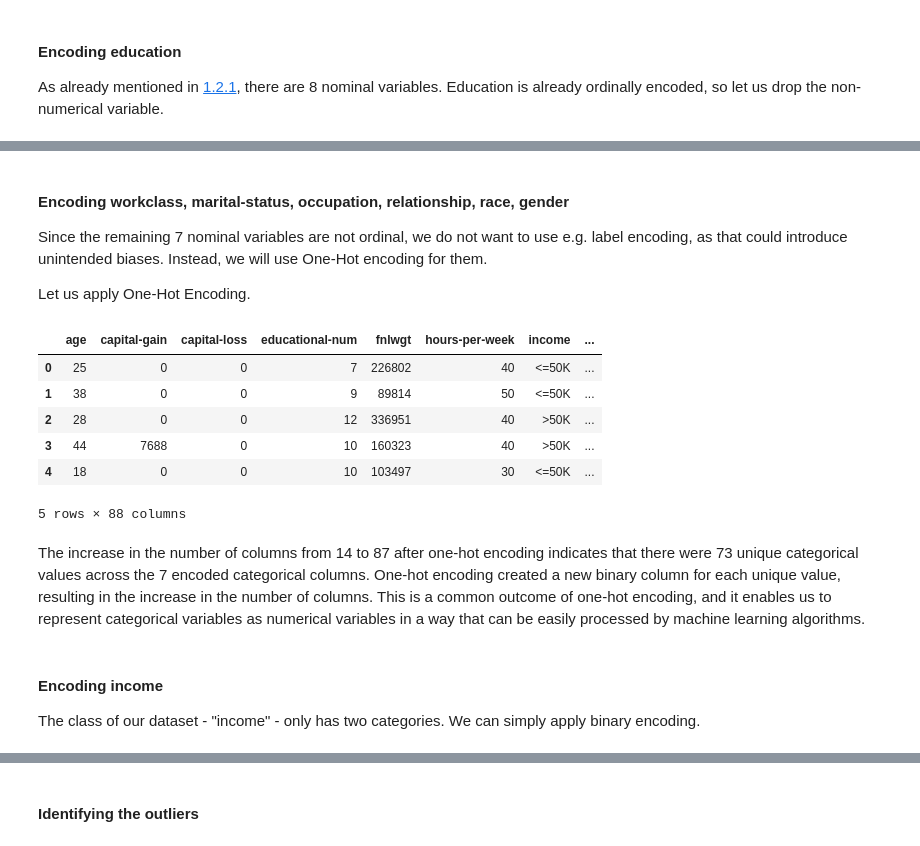
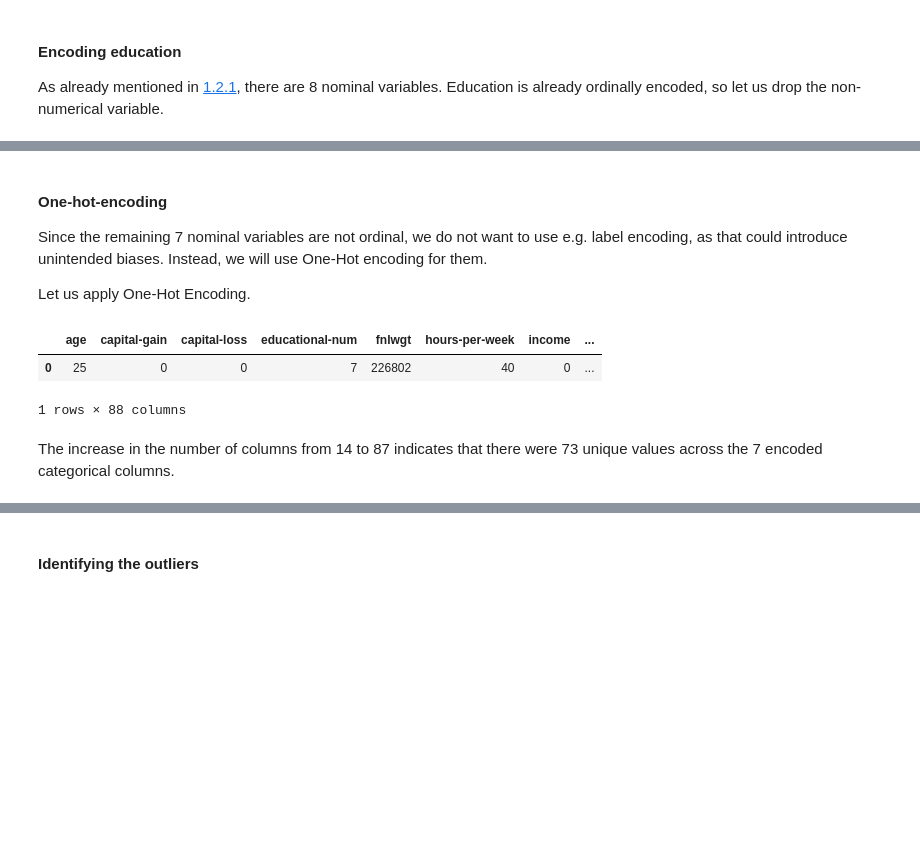
Before and after one commit to Jonson26/DSH-Pase2-Group1, a Jupyter notebook: Session2.ipynb, the cells around one changed output, grey strips where cells are left out. Cells and saved outputs as stored; diff of their text form; code cells hidden in the pictures; blank space fills up the shorter version.

```diff
--- a/Session2.ipynb
+++ b/Session2.ipynb
@@ -316,5 +321,5 @@ We note that **the number of columns has decreased from 15 to 14.** The number o
 # %% [markdown]
-#### Encoding workclass, marital-status, occupation, relationship, race, gender
+#### One-hot-encoding
 
 Since the remaining 7 nominal variables are not ordinal, we do not want to use e.g. label encoding, as that could introduce unintended biases. Instead, we will use One-Hot encoding for them.
 
@@ -322,33 +327,21 @@ Let us apply One-Hot Encoding.
 # %%
 # Select the 7 nominal columns
 categorical_cols = df[['workclass', 'marital-status', 'occupation', 'relationship', 'race', 'gender', 'native-country']].columns
-
 # Select the other 7 columns (6 numericals + "income")
 numeric_cols = df.columns.difference(categorical_cols)
+# Perform one-hot encoding on categorical columns
+onehot_encoder = OneHotEncoder(sparse_output=False)
+onehot_array = onehot_encoder.fit_transform(df[categorical_cols])
+column_names = onehot_encoder.get_feature_names_out(categorical_cols)
+onehot_df = pd.DataFrame(onehot_array, columns=column_names)
+# Concatenate one-hot encoded DataFrame with original numerical and income columns
+numeric_df = df[numeric_cols].reset_index(drop=True)
+encoded_df = pd.concat([numeric_df, onehot_df], axis=1)
+# Get snippet of the processed DataFrame
+encoded_df.head(1)
+# %% [output]
+|  | age | capital-gain | capital-loss | educational-num | fnlwgt | hours-per-week | income | ... |
+| 0 | 25 | 0 | 0 | 7 | 226802 | 40 | 0 | ... |
+1 rows × 88 columns
-# %%
-# Perform one-hot encoding on categorical columns
-onehot_encoder = OneHotEncoder(sparse_output=False)
-onehot_array = onehot_encoder.fit_transform(df[categorical_cols])
-column_names = onehot_encoder.get_feature_names_out(categorical_cols)
-onehot_df = pd.DataFrame(onehot_array, columns=column_names)
-
-# Concatenate one-hot encoded DataFrame with original numerical and income columns
-numeric_df = df[numeric_cols].reset_index(drop=True)
-encoded_df = pd.concat([numeric_df, onehot_df], axis=1)
-
-# Get snippet of the processed DataFrame
-encoded_df.head()
-# %% [output]
-|  | age | capital-gain | capital-loss | educational-num | fnlwgt | hours-per-week | income | ... |
-| 0 | 25 | 0 | 0 | 7 | 226802 | 40 | <=50K | ... |
-| 1 | 38 | 0 | 0 | 9 | 89814 | 50 | <=50K | ... |
-| 2 | 28 | 0 | 0 | 12 | 336951 | 40 | >50K | ... |
-| 3 | 44 | 7688 | 0 | 10 | 160323 | 40 | >50K | ... |
-| 4 | 18 | 0 | 0 | 10 | 103497 | 30 | <=50K | ... |
-5 rows × 88 columns
 # %% [markdown]
-The increase in the number of columns from 14 to 87 after one-hot encoding indicates that there were 73 unique categorical values across the 7 encoded categorical columns. One-hot encoding created a new binary column for each unique value, resulting in the increase in the number of columns. This is a common outcome of one-hot encoding, and it enables us to represent categorical variables as numerical variables in a way that can be easily processed by machine learning algorithms.
+The increase in the number of columns from 14 to 87 indicates that there were 73 unique values across the 7 encoded categorical columns.
-# %% [markdown]
-#### Encoding income
-
-The class of our dataset - "income" - only has two categories. We can simply apply binary encoding.
```
Also changed, not shown: parts of 24 cells of this notebook.
